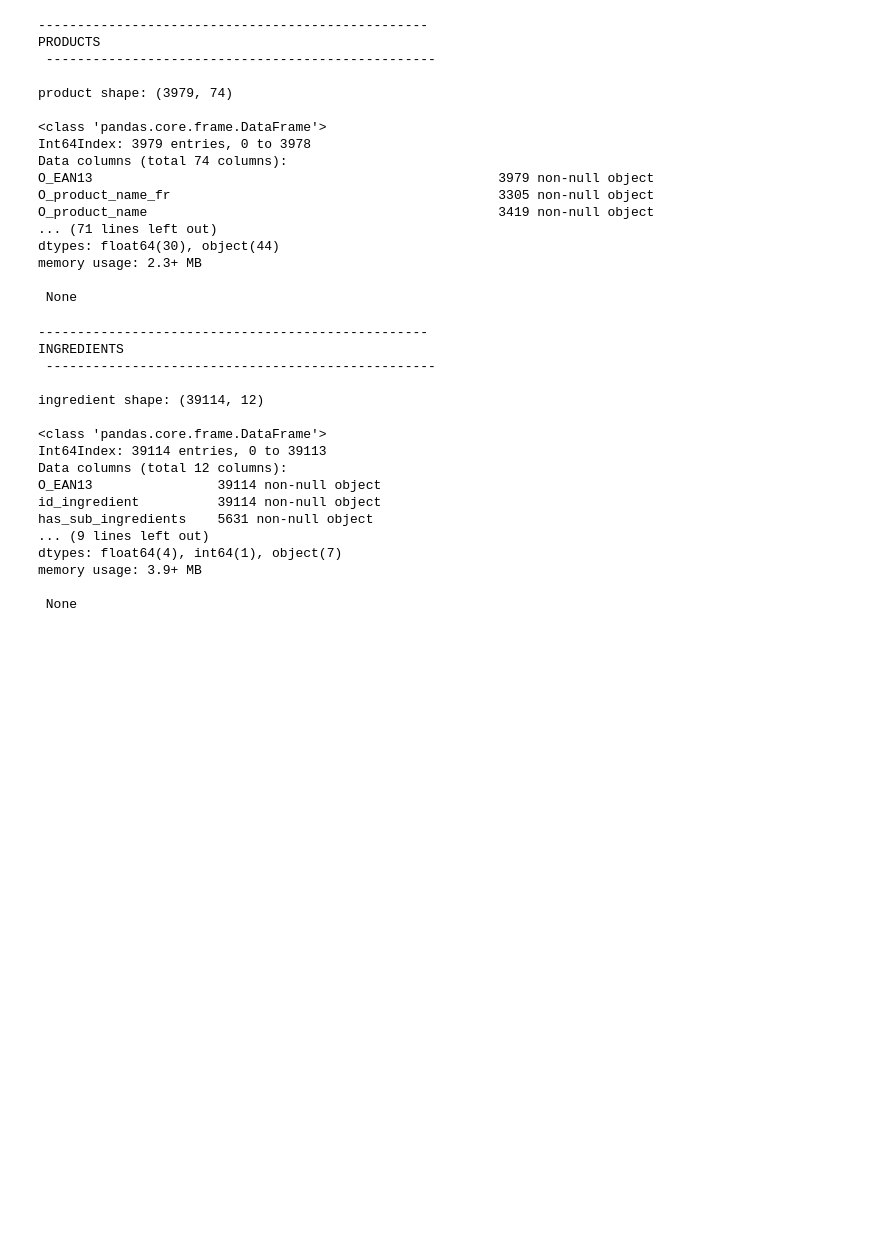
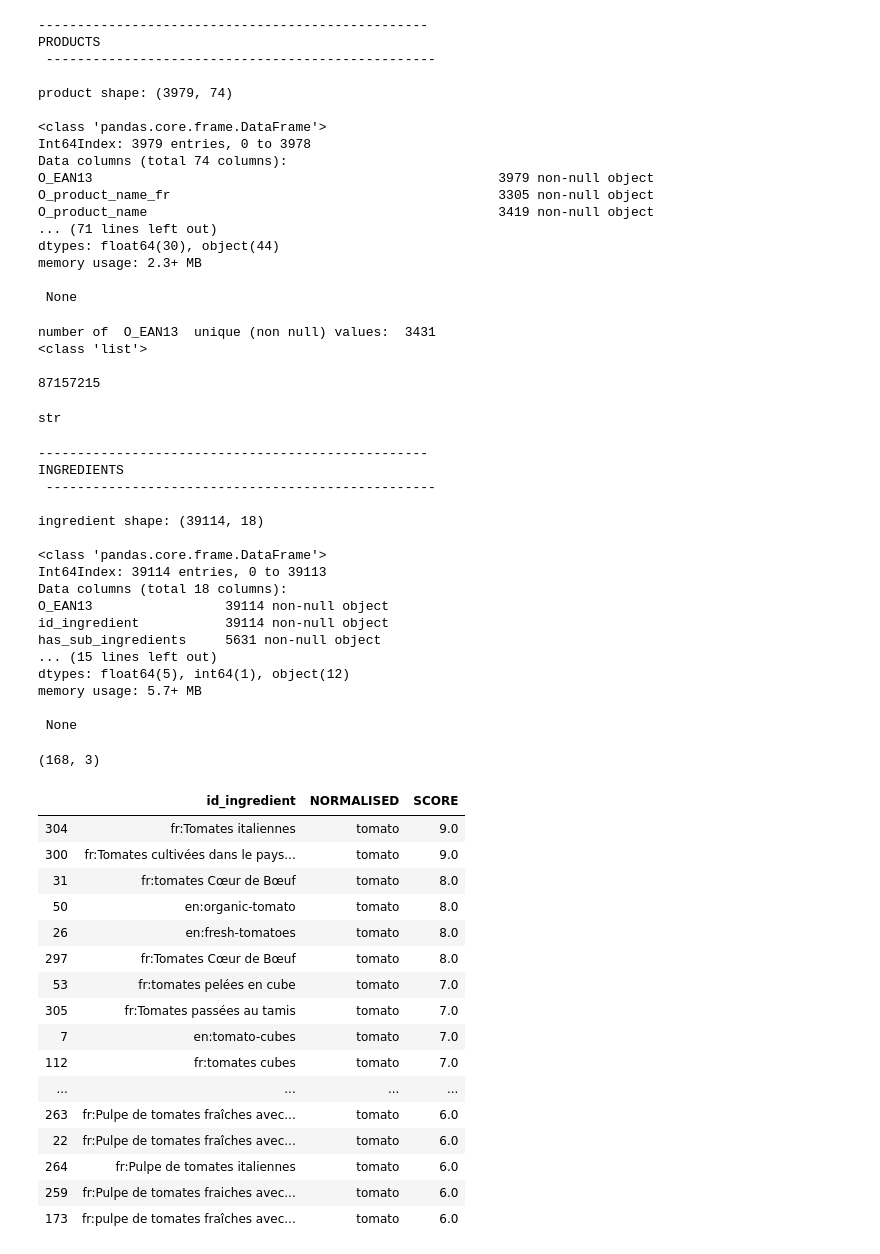
Before and after one commit to alex-toy/italians_do_it_better, a Jupyter notebook: O_OPENFF/O_CREATE_ING_FEATURES.ipynb, the cells around one changed output. Saved outputs shown, nothing was run; the diff lists cells and outputs as text; code cells hidden in the pictures; blank space fills up the shorter version.

```diff
--- a/O_OPENFF/O_CREATE_ING_FEATURES.ipynb
+++ b/O_OPENFF/O_CREATE_ING_FEATURES.ipynb
@@ -65,14 +67,23 @@ dtypes: float64(30), object(44)
 memory usage: 2.3+ MB
 
  None
+# %%
+O_EAN13_U = unique_clean(prod,'O_EAN13')
+
+print(O_EAN13_U[0])
+type(O_EAN13_U[0])
+# %% [output]
+number of  O_EAN13  unique (non null) values:  3431
+<class 'list'>
+
+87157215
+str
 # %%
-
 ####################################################################################
 # 1.2) IMPORT INGREDIENTS (extracted form products in M_PROD_MFINAL)
 
-ing=pd.read_csv('../O_OPENFF/output_data/O_ingredients.csv', index_col=0)
+ing = pd.read_csv('../O_OPENFF/output_data/O_INGREDIENTS_preprocessed.csv', index_col=0)
 ing['O_EAN13'] = ing['O_EAN13'].astype(str)
-ing['id_language']=ing['id_ingredient'].apply(lambda text: text[0:2])
 print('-'*50,'\nINGREDIENTS\n','-'*50)
 print('\ningredient shape:',ing.shape,'\n')
 print('\n',ing.info())
@@ -81,16 +92,16 @@ print('\n',ing.info())
 INGREDIENTS
  --------------------------------------------------
 
-ingredient shape: (39114, 12)
+ingredient shape: (39114, 18)
 
 <class 'pandas.core.frame.DataFrame'>
 Int64Index: 39114 entries, 0 to 39113
-Data columns (total 12 columns):
-O_EAN13                39114 non-null object
-id_ingredient          39114 non-null object
-has_sub_ingredients    5631 non-null object
-... (9 lines left out)
-dtypes: float64(4), int64(1), object(7)
-memory usage: 3.9+ MB
+Data columns (total 18 columns):
+O_EAN13                 39114 non-null object
+id_ingredient           39114 non-null object
+has_sub_ingredients     5631 non-null object
+... (15 lines left out)
+dtypes: float64(5), int64(1), object(12)
+memory usage: 5.7+ MB
 
  None
@@ -100,0 +108,38 @@ ing.to_excel('output_data/INGREDIENTS_preprocessed.xlsx')
+# %%
+# load marine file
+tomato = pd.read_excel('../I_ITALIANS/Ingredient_analyse tomates.xlsx')
+for col in tomato.columns :
+    tomato.rename(columns={col : col.strip()}, inplace=True)
+
+tomato['NORMALISED']=tomato['NORMALISED'].str.strip()
+
+tomato=tomato[~tomato['NORMALISED'].isna()]
+tomato=tomato[tomato['NORMALISED']!='other']
+tomato=tomato[['id_ingredient','NORMALISED','SCORE']]
+
+#filt = (~tomato['SCORE'].isna()) & (tomato['SCORE'] != 'Na')
+
+#tomato['SCORE'][filt].astype(float)
+tomato.shape
+# %% [output]
+(168, 3)
+# %%
+tomato.sort_values(by='SCORE', ascending=False).head(20)
+# %% [output]
+|  | id_ingredient | NORMALISED | SCORE |
+| 304 | fr:Tomates italiennes | tomato | 9.0 |
+| 300 | fr:Tomates cultivées dans le pays... | tomato | 9.0 |
+| 31 | fr:tomates Cœur de Bœuf | tomato | 8.0 |
+| 50 | en:organic-tomato | tomato | 8.0 |
+| 26 | en:fresh-tomatoes | tomato | 8.0 |
+| 297 | fr:Tomates Cœur de Bœuf | tomato | 8.0 |
+| 53 | fr:tomates pelées en cube | tomato | 7.0 |
+| 305 | fr:Tomates passées au tamis | tomato | 7.0 |
+| 7 | en:tomato-cubes | tomato | 7.0 |
+| 112 | fr:tomates cubes | tomato | 7.0 |
+| ... | ... | ... | ... |
+| 263 | fr:Pulpe de tomates fraîches avec... | tomato | 6.0 |
+| 22 | fr:Pulpe de tomates fraîches avec... | tomato | 6.0 |
+| 264 | fr:Pulpe de tomates italiennes | tomato | 6.0 |
+| 259 | fr:Pulpe de tomates fraiches avec... | tomato | 6.0 |
+| 173 | fr:pulpe de tomates fraîches avec... | tomato | 6.0 |
```
Also changed, not shown: parts of 14 cells of this notebook, 10 other files.
